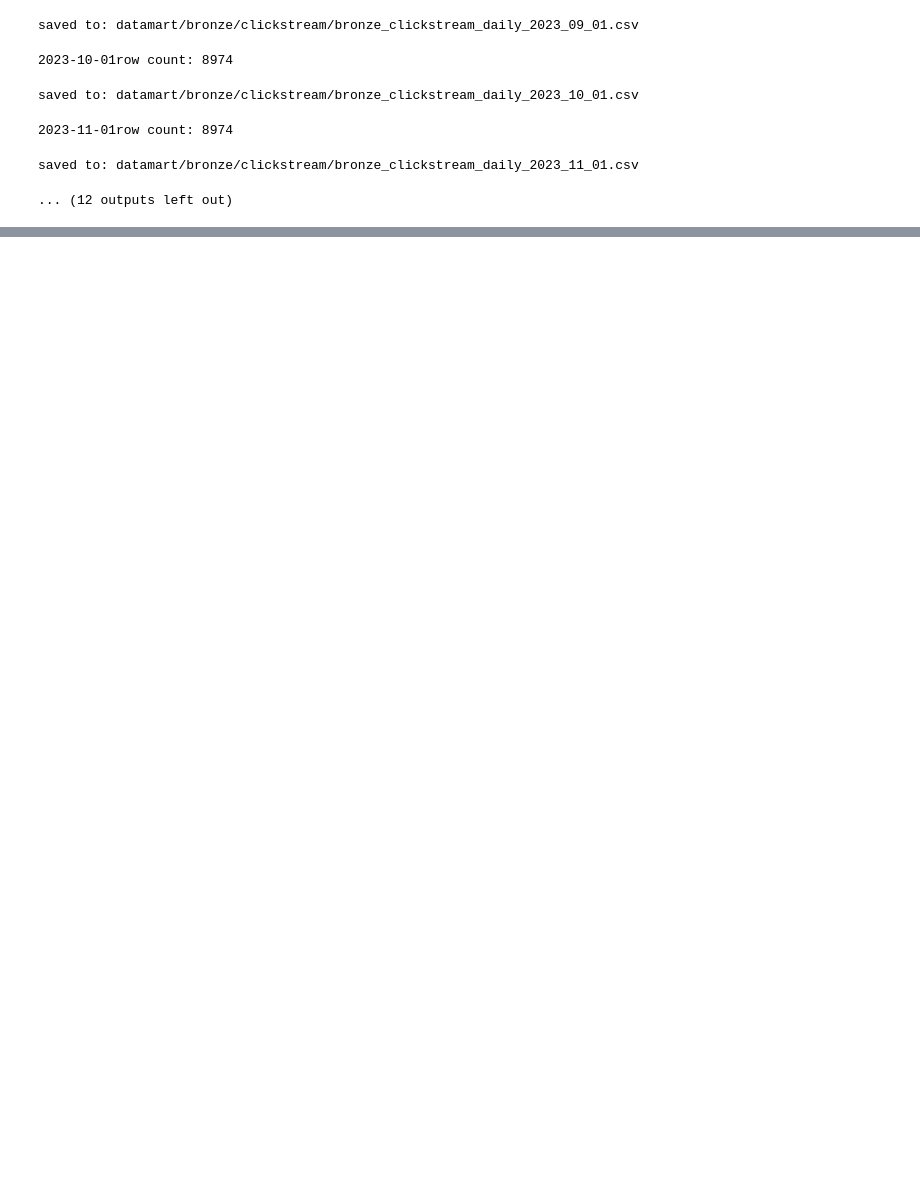
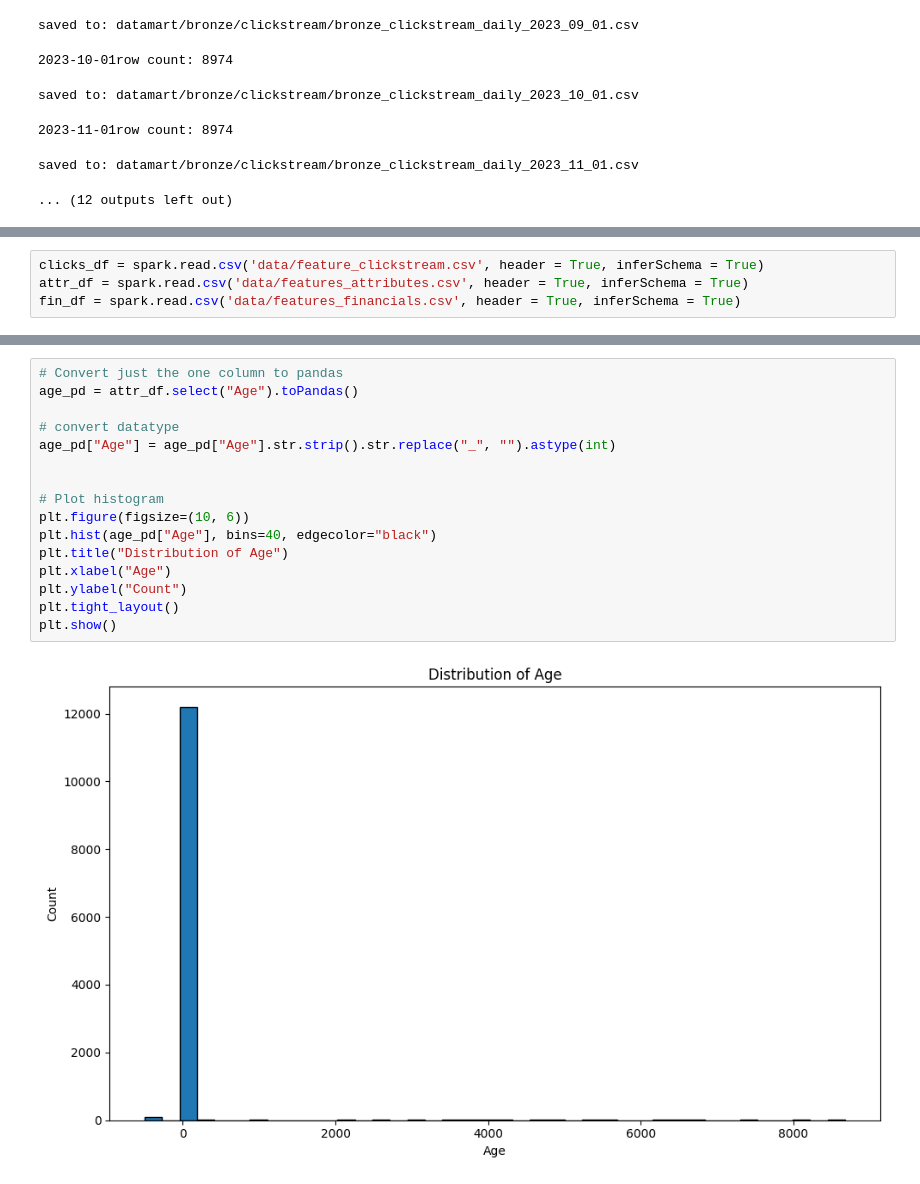
Before and after one commit to AmandaTSY99/MLE_assignment, a Jupyter notebook: test.ipynb, the cells around one changed output, grey strips where cells are left out. Cells and saved outputs as stored; diff of their text form; blank space fills up the shorter version.

```diff
--- a/test.ipynb
+++ b/test.ipynb
@@ -180,0 +186,4 @@ saved to: datamart/bronze/clickstream/bronze_clickstream_daily_2023_11_01.csv
+# %%
+clicks_df = spark.read.csv('data/feature_clickstream.csv', header = True, inferSchema = True)
+attr_df = spark.read.csv('data/features_attributes.csv', header = True, inferSchema = True)
+fin_df = spark.read.csv('data/features_financials.csv', header = True, inferSchema = True)
@@ -180,0 +276,18 @@ saved to: datamart/bronze/clickstream/bronze_clickstream_daily_2023_11_01.csv
+# %%
+# Convert just the one column to pandas
+age_pd = attr_df.select("Age").toPandas()
+
+# convert datatype
+age_pd["Age"] = age_pd["Age"].str.strip().str.replace("_", "").astype(int)
+
+
+# Plot histogram
+plt.figure(figsize=(10, 6))
+plt.hist(age_pd["Age"], bins=40, edgecolor="black")
+plt.title("Distribution of Age")
+plt.xlabel("Age")
+plt.ylabel("Count")
+plt.tight_layout()
+plt.show()
+# %% [output]
+[figure, added]
```
Also changed, not shown: parts of 39 cells of this notebook, 1 other file.
